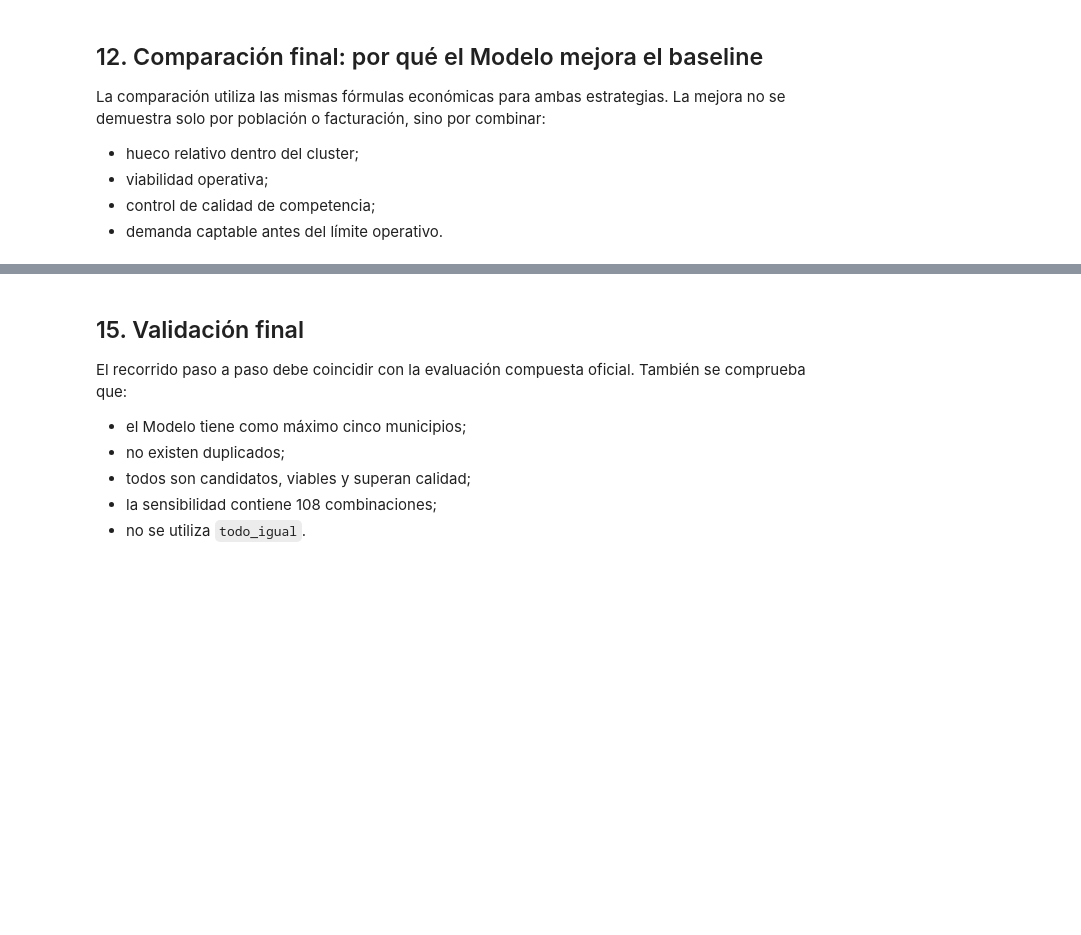
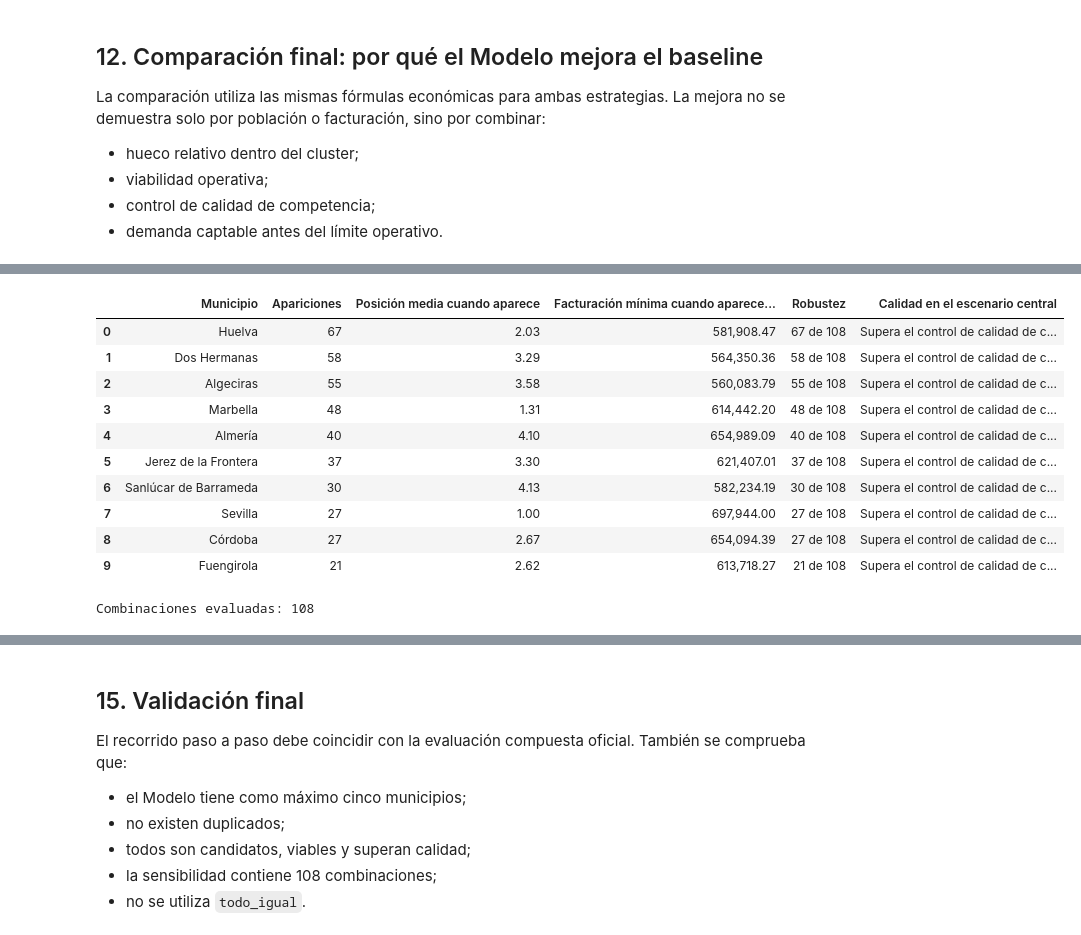
Before and after one commit to josejvega/market-expansion-sot, a Jupyter notebook: notebooks/04_negocio.ipynb, the cells around one changed output, grey strips where cells are left out. Saved outputs shown, nothing was run; the diff lists cells and outputs as text; code cells hidden in the pictures; blank space fills up the shorter version.

```diff
--- a/notebooks/04_negocio.ipynb
+++ b/notebooks/04_negocio.ipynb
@@ -492,20 +725,40 @@ La robustez mide en cuántas combinaciones de supuestos aparece cada municipio e
 # %%
 sensibilidad_detalle, sensibilidad_frecuencias = valor_negocio.sensibilidad(datos)
 
 # Añadimos al resumen el estado de calidad fijo del escenario central.
 calidad_central = evaluacion[["municipality_code", "quality_status"]].rename(
     columns={"quality_status": "quality_status_central"}
 )
 robustez = sensibilidad_frecuencias.merge(
     calidad_central, on="municipality_code", how="left", validate="one_to_one"
 )
 
-columnas_robustez = [
+tabla_robustez = robustez[[
     "municipality_name", "apariciones", "posicion_media", "fact_min",
     "robustez", "quality_status_central",
-]
-display(robustez[columnas_robustez].head(10))
+]].head(10).rename(columns={
+    "municipality_name": "Municipio",
+    "apariciones": "Apariciones",
+    "posicion_media": "Posición media cuando aparece",
+    "fact_min": "Facturación mínima cuando aparece (EUR)",
+    "robustez": "Robustez",
+    "quality_status_central": "Calidad en el escenario central",
+})
+display(tabla_robustez)
 print(f"Combinaciones evaluadas: {robustez['combinaciones_totales'].max()}")
+# %% [output]
+|  | Municipio | Apariciones | Posición media cuando aparece | Facturación mínima cuando aparece... | Robustez | Calidad en el escenario central |
+| 0 | Huelva | 67 | 2.03 | 581,908.47 | 67 de 108 | Supera el control de calidad de c... |
+| 1 | Dos Hermanas | 58 | 3.29 | 564,350.36 | 58 de 108 | Supera el control de calidad de c... |
+| 2 | Algeciras | 55 | 3.58 | 560,083.79 | 55 de 108 | Supera el control de calidad de c... |
+| 3 | Marbella | 48 | 1.31 | 614,442.20 | 48 de 108 | Supera el control de calidad de c... |
+| 4 | Almería | 40 | 4.10 | 654,989.09 | 40 de 108 | Supera el control de calidad de c... |
+| 5 | Jerez de la Frontera | 37 | 3.30 | 621,407.01 | 37 de 108 | Supera el control de calidad de c... |
+| 6 | Sanlúcar de Barrameda | 30 | 4.13 | 582,234.19 | 30 de 108 | Supera el control de calidad de c... |
+| 7 | Sevilla | 27 | 1.00 | 697,944.00 | 27 de 108 | Supera el control de calidad de c... |
+| 8 | Córdoba | 27 | 2.67 | 654,094.39 | 27 de 108 | Supera el control de calidad de c... |
+| 9 | Fuengirola | 21 | 2.62 | 613,718.27 | 21 de 108 | Supera el control de calidad de c... |
+Combinaciones evaluadas: 108
 # %%
 grafico_robustez = robustez.head(10).sort_values("apariciones")
 plt.figure(figsize=(9, 5))
```
Also changed, not shown: parts of 34 cells of this notebook, 1 other file.
